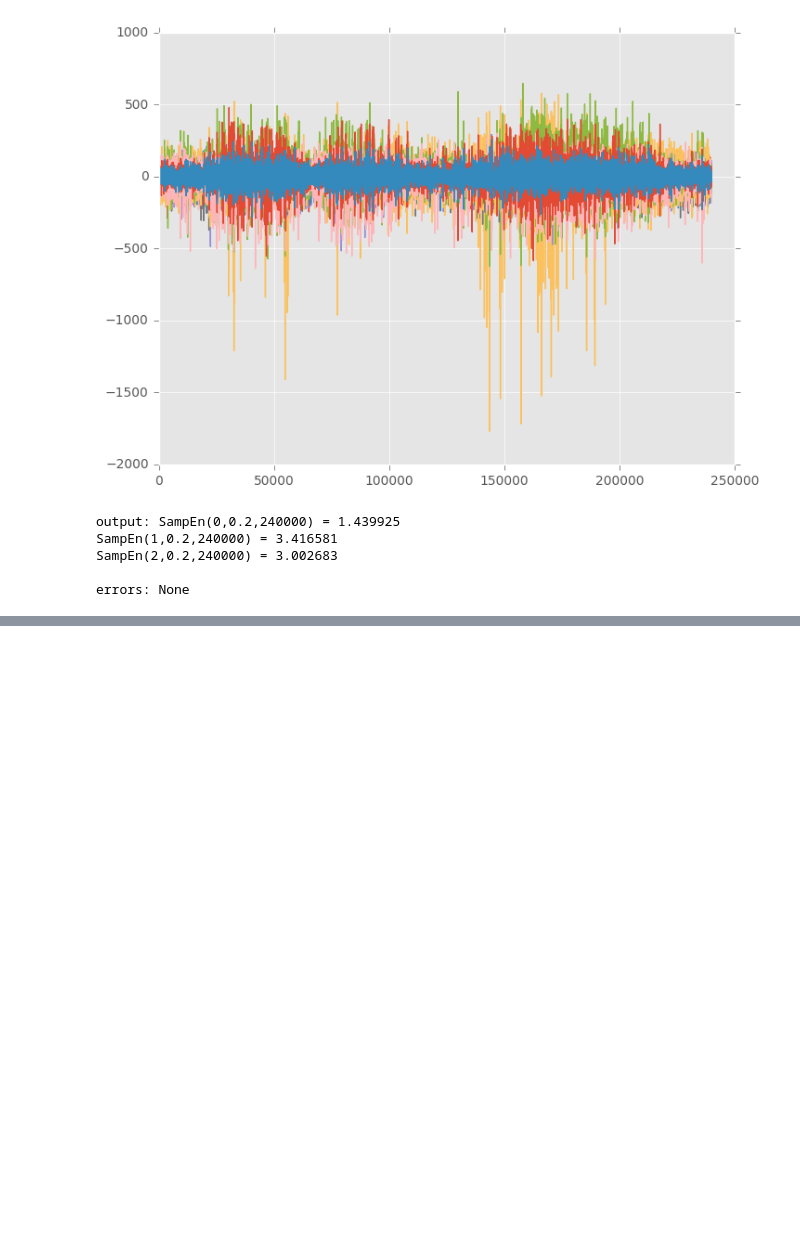
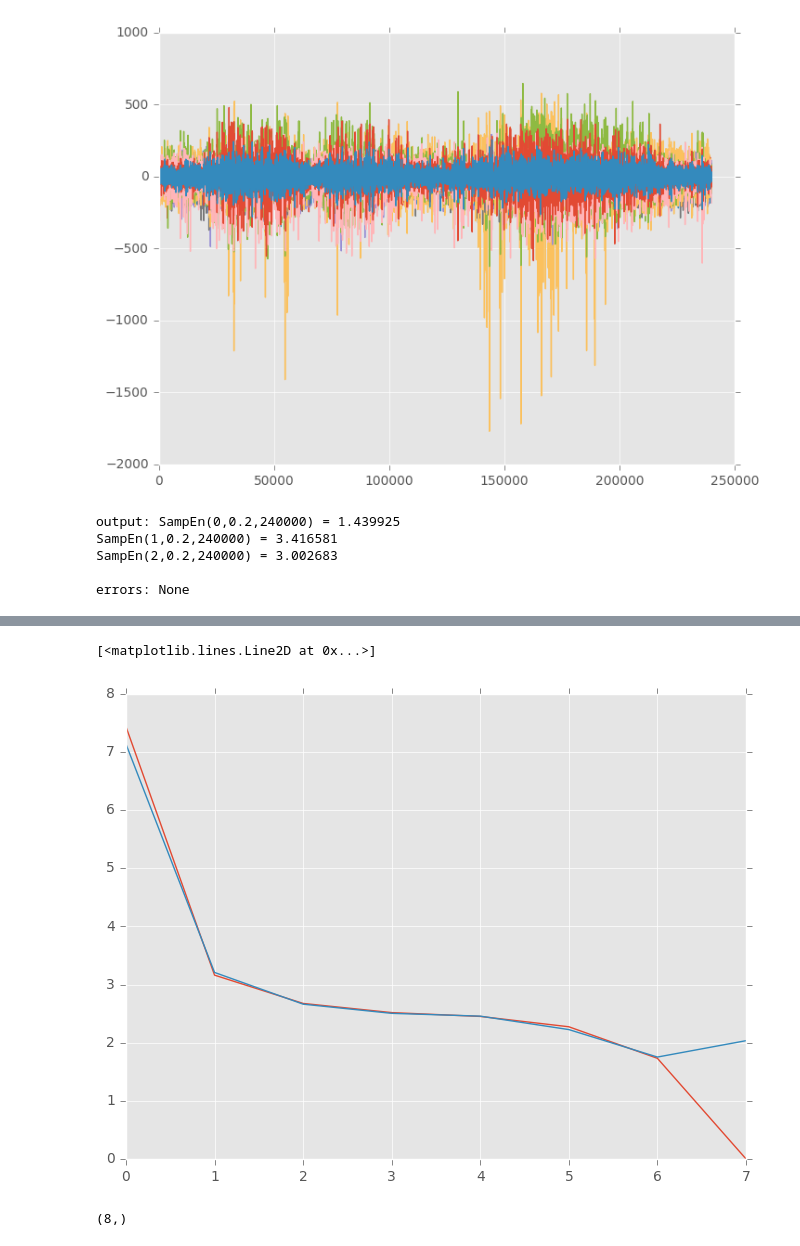
Before and after one commit to xkortex/eeg_seizure_prediction, a Jupyter notebook: vec_sampen01.ipynb, the cells around one changed output, grey strips where cells are left out. Drawn from its saved outputs; the diff is of its cells as text; code cells hidden in the pictures; blank space fills up the shorter version.

```diff
--- a/vec_sampen01.ipynb
+++ b/vec_sampen01.ipynb
@@ -98,0 +181,10 @@ errors: None
+# %%
+ent0 = dataa[dataa['label'] == 0].mean() / dataa.std()
+ent0
+ent1 = dataa[dataa['label'] == 1].mean() / dataa.std()
+# %%
+plt.plot(ent0.as_matrix())
+plt.plot(ent1.as_matrix())
+# %% [output]
+[<matplotlib.lines.Line2D at 0x...>]
+[figure, added]
@@ -98,0 +194,4 @@ errors: None
+# %%
+ent0m.shape
+# %% [output]
+(8,)
```
Also changed, not shown: parts of 17 cells of this notebook, 1 other file.
